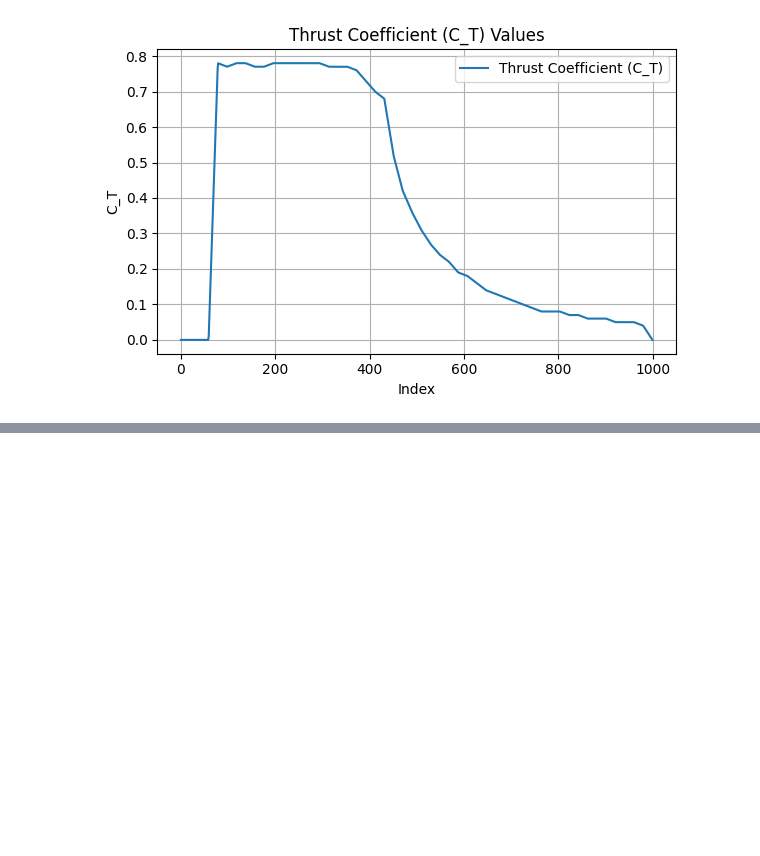
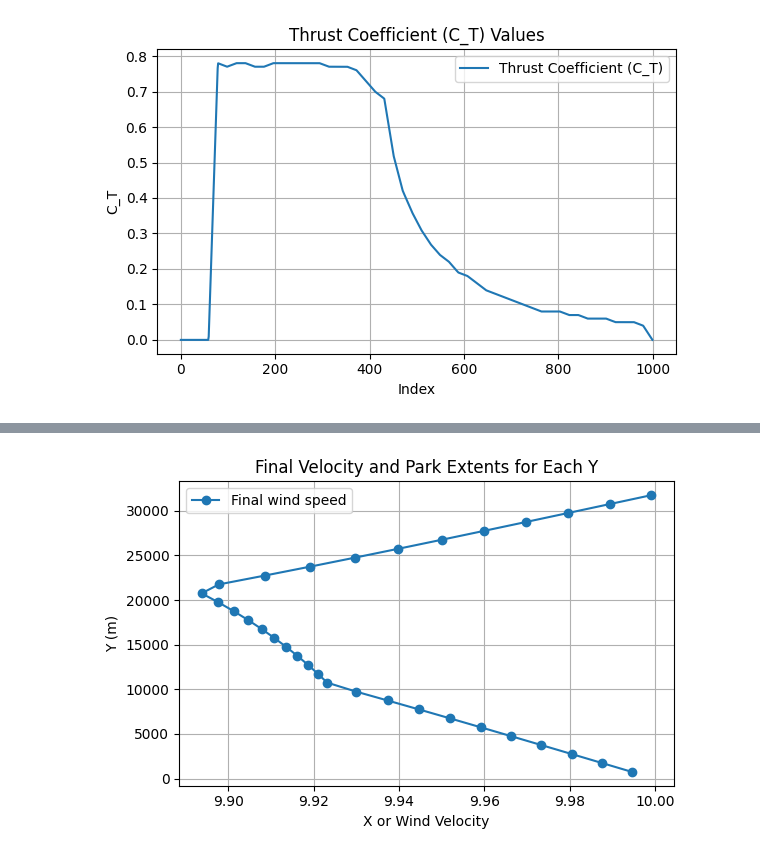
Before and after one commit to marcinsadowy/WTABL, a Jupyter notebook: ArbitraryLayouts/ArbitraryTDMctVar.ipynb, the cells around one changed output, grey strips where cells are left out. Drawn from its saved outputs; the diff is of its cells as text; code cells hidden in the pictures; blank space fills up the shorter version.

```diff
--- a/ArbitraryLayouts/ArbitraryTDMctVar.ipynb
+++ b/ArbitraryLayouts/ArbitraryTDMctVar.ipynb
@@ -361,7 +361,7 @@ while i < len(results) - 1:
         # ----------------------- ITERATIVT LOOP ------------------------
 
         x, uw = calculate_wind_speed(x_1, x_2, x_3, z_H, D, C_T, s_x*D, s_y*D)
-        x_x, uw_x, ct_var = calculate_wind_speed_iterative(x_1, x_2, x_3, z_H, D, s_x*D, s_y*D, uw)
+        #x_x, uw_x, ct_var = calculate_wind_speed_iterative(x_1, x_2, x_3, z_H, D, s_x*D, s_y*D, uw)
 
         """
         plt.figure(figsize=(6, 3))
@@ -396,33 +396,35 @@ while i < len(results) - 1:
                                           (np.log(h1[idx1] / z0_WF) * np.log(z_H / z_0))
 
         idx2 = (x > x_2) & (h2 >= z_H)
         uw[idx2] = previous_recovery_end_uw * (np.log(h1[idx2] / z_0) * np.log(h2[idx2] / z0_WF[idx2])) / \
                                                (np.log(h1[idx2] / z0_WF[idx2]) * np.log(h2[idx2] / z_0))
         '''
         deficit_end_uw = uw[np.argmin(np.abs(x - x_2))]
         recovery_end_uw = uw[-1]
         previous_recovery_end_uw = recovery_end_uw
 
         # Save full result (unshifted x1 and x3)
         final_velocity_data.append((y, recovery_end_uw, zone1['start_x'], zone1['end_x']))
 
         i += 2
     else:
         i += 1
 
 # Convert to structured array: [y, final_velocity, x_start, x_end]
 final_velocity_profile = np.array(sorted(final_velocity_data, key=lambda row: row[0]))
 
 # Final plot
 plt.figure(figsize=(6, 4))
 plt.plot(final_velocity_profile[:, 1], final_velocity_profile[:, 0], marker='o', label='Final wind speed')
 plt.xlabel('X or Wind Velocity')
 plt.ylabel('Y (m)')
 plt.title('Final Velocity and Park Extents for Each Y')
 plt.legend()
 plt.grid(True)
 plt.tight_layout()
 plt.show()
+# %% [output]
+[figure, added]
 # %%
 # Weighted Wake Distribution
 U_inf = 10.0
```
Also changed, not shown: parts of 2 cells of this notebook, 5 other files.
